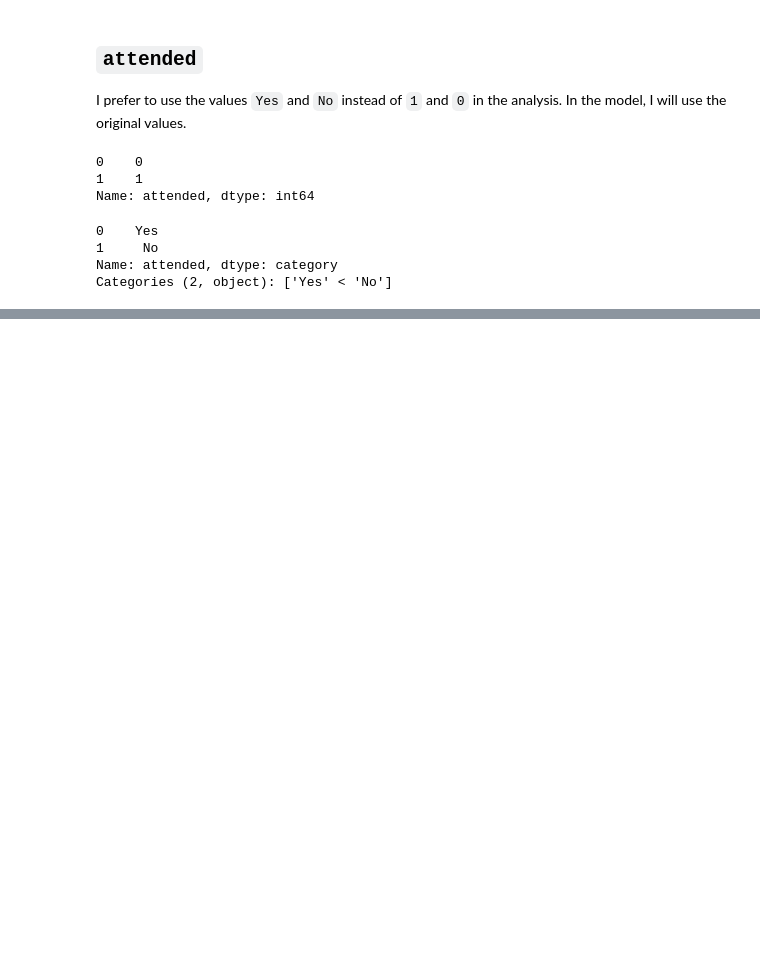
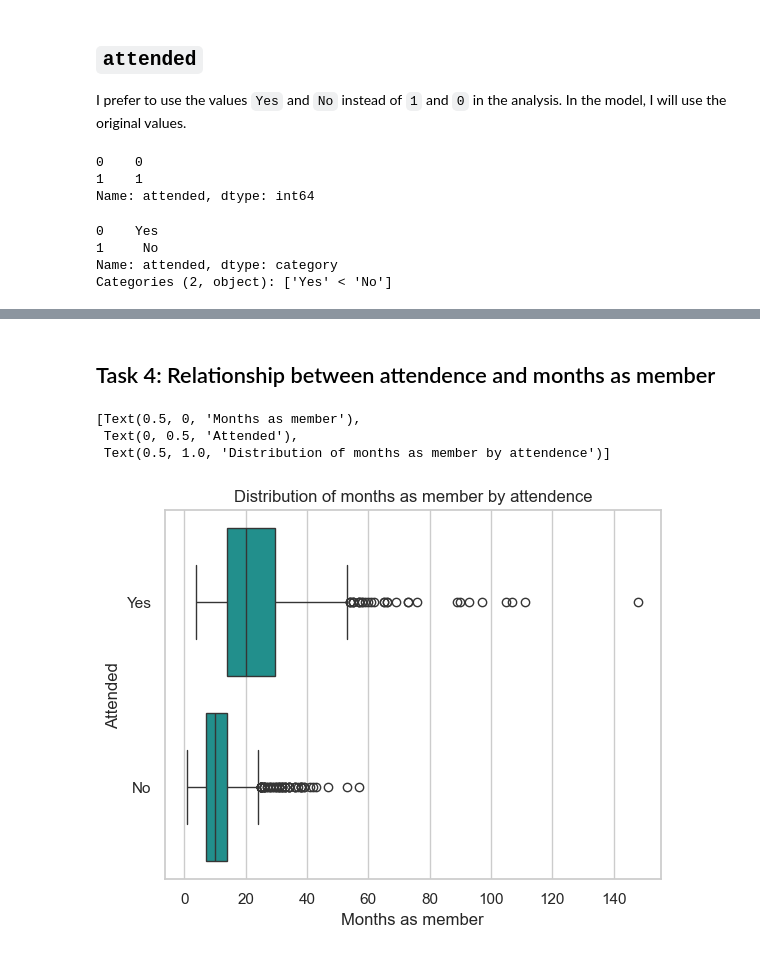
Before and after one commit to alejandro77palacios/fitness, a Jupyter notebook: analysis.ipynb, the cells around one changed output, grey strips where cells are left out. Cells and saved outputs as stored; diff of their text form; code cells hidden in the pictures; blank space fills up the shorter version.

```diff
--- a/analysis.ipynb
+++ b/analysis.ipynb
@@ -325,0 +356,11 @@ Categories (2, object): ['Yes' < 'No']
+# %% [markdown]
+## Task 4: Relationship between attendence and months as member
+# %%
+plot_months_attended = sns.boxplot(data=fitness, x='months_as_member', y='attended')
+plot_months_attended.set(xlabel=plot_name['months_as_member'], ylabel=plot_name['attended'],
+                         title='Distribution of months as member by attendence')
+# %% [output]
+[Text(0.5, 0, 'Months as member'),
+ Text(0, 0.5, 'Attended'),
+ Text(0.5, 1.0, 'Distribution of months as member by attendence')]
+[figure, added]
```
Also changed, not shown: parts of 12 cells of this notebook.
